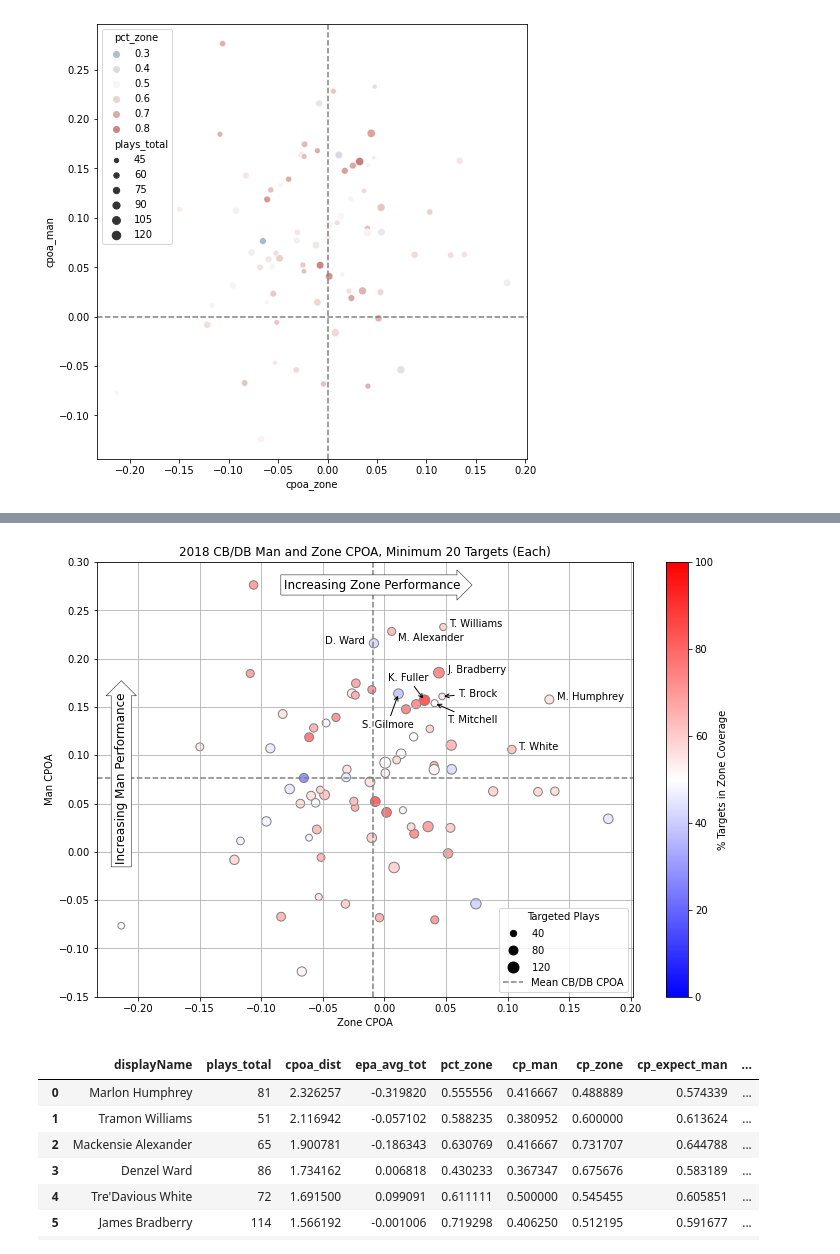
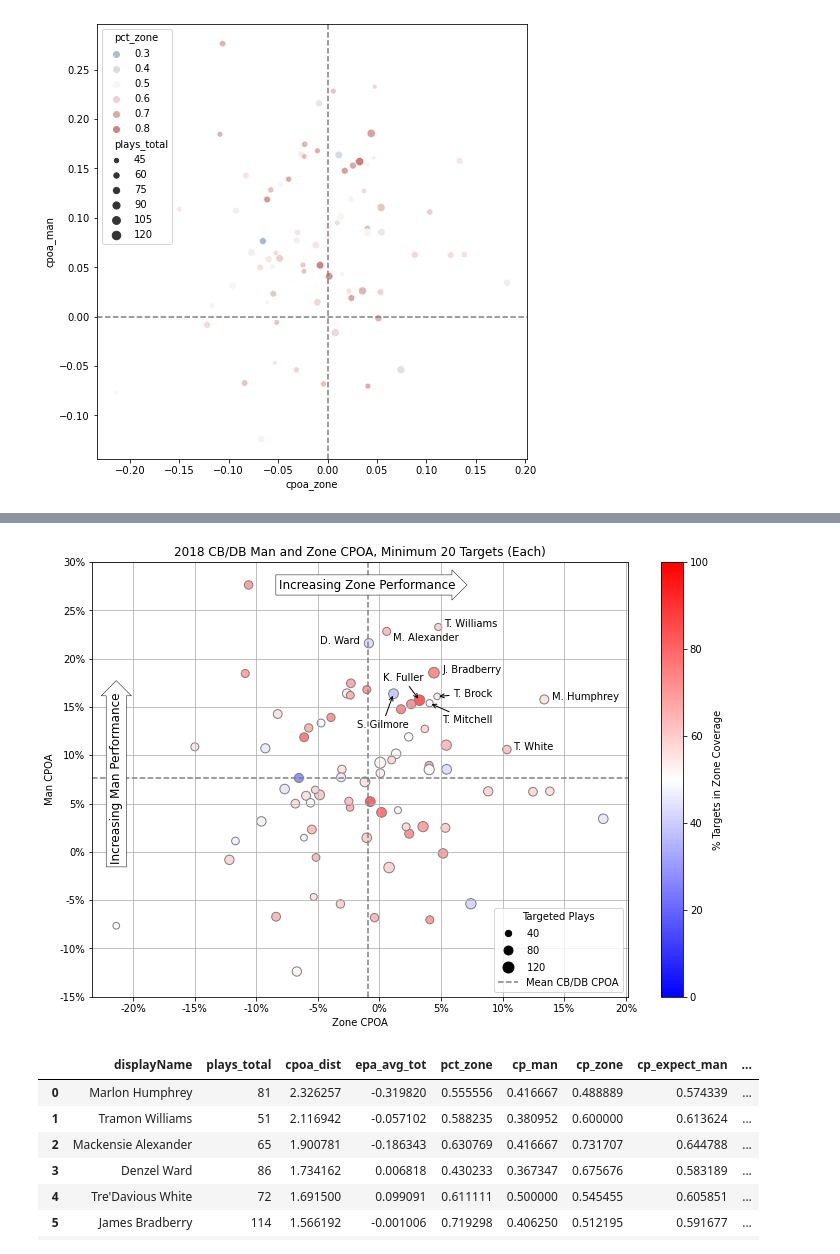
Before and after one commit to pschlais/kaggle_bigdatabowl_2021, a Jupyter notebook: Target_defender_performance.ipynb, the cells around one changed output, grey strips where cells are left out. Cells and saved outputs as stored; diff of their text form; code cells hidden in the pictures.

```diff
--- a/Target_defender_performance.ipynb
+++ b/Target_defender_performance.ipynb
@@ -201,8 +201,8 @@ def depth_of_pass(track_df):
 # %% [markdown]
 Test the function for a given play:
 # %%
-game_id = 2018121300
-play_id = 84
+game_id = 2018090600
+play_id = 190
 x = pd.merge(track_df[(track_df.gameId == game_id) & (track_df.playId == play_id)], target_df,
              how='left', on=['gameId','playId'])
 x.head()
@@ -1136,6 +1158,9 @@ cpoa_agg = cpoa_df.groupby('nflId_def').agg(
     cp_expect_tot = pd.NamedAgg(column='cp_expect', aggfunc='mean'),
 ).reset_index()
 
+# calculate zone percentage
+cpoa_agg['pct_zone'] = cpoa_agg.plays_zone / cpoa_agg.plays_total
+
 # make play count columns integers
 cpoa_agg['plays_zone'] = cpoa_agg.plays_zone.astype(int)
 cpoa_agg['plays_man'] = cpoa_agg.plays_man.astype(int)
@@ -1282,7 +1307,6 @@ cpoa_agg.sort_values('plays_man', ascending=False)
 # %%
 # reduced dataframe
 cb_agg = cpoa_agg[cpoa_agg.position.isin(['CB','DB'])].copy()
-cb_agg['pct_zone'] = cb_agg.plays_zone / cb_agg.plays_total
 # %%
 # plot CPOA man and zone
 cb_mz = cb_agg[(cb_agg.plays_zone >= 20) & (cb_agg.plays_man >= 20)]
@@ -1366,34 +1375,40 @@ temp_df['shortName'] = temp_df.displayName.str.split().apply(lambda x: x[0][0] +
 temp_df = temp_df[(temp_df.cpoa_zone > temp_df.cpoa_zone.mean())
         & (temp_df.cpoa_man > temp_df.cpoa_man.mean())].sort_values('cpoa_dist', ascending=False).head(10).set_index('displayName')
 annot_df = pd.DataFrame({'x_offset': 0, 'y_offset': 0, 'arrowstyle': None}, index=temp_df.index)
 annot_df.loc['Denzel Ward',:] = [-0.04, 0, None]
 annot_df.loc['Mackensie Alexander',:] = [0.005, -0.01, None]
 annot_df.loc['Tramon Williams',:] = [0.005, 0, None]
 annot_df.loc['James Bradberry',:] = [0.007, 0, None]
 annot_df.loc['Stephon Gilmore',:] = [-0.03, -0.035, '->']
 annot_df.loc['Marlon Humphrey',:] = [0.006, 0, None]
 annot_df.loc["Tre'Davious White",:] = [0.005, 0, None]
 annot_df.loc['Tramaine Brock',:] = [0.013, 0, '->']
 annot_df.loc['Kyle Fuller',:] = [-0.03, 0.02, '->']
 annot_df.loc['Terrance Mitchell',:] = [0.01, -0.02, '->']
 
 for name, row in temp_df.iterrows():
     if annot_df.loc[name].arrowstyle is not None:
         annot_kwarg = {'arrowprops': {'arrowstyle': annot_df.loc[name].arrowstyle}}
     else:
         annot_kwarg = {}
 
     ax.annotate(row.shortName, (row.cpoa_zone, row.cpoa_man),
                 xytext=(row.cpoa_zone + annot_df.loc[name].x_offset, row.cpoa_man + annot_df.loc[name].y_offset),
 #                 xytext=(row.cpoa_zone, row.cpoa_man),
                 **annot_kwarg)
 
+# make axis labels percentages
+x_vals = ax.get_xticks()
+ax.set_xticklabels([f'{round(i*100)}%' for i in x_vals])
+y_vals = ax.get_yticks()
+ax.set_yticklabels([f'{round(i*100)}%' for i in y_vals])
+
 # labels and title
 plt.xlabel('Zone CPOA')
 plt.ylabel('Man CPOA')
 plt.title('2018 CB/DB Man and Zone CPOA, Minimum 20 Targets (Each)');
 # %% [output]
-[figure, old version]
+[figure, new version]
 # %%
 cb_mz['cpoa_dist'] = np.sqrt(((cb_mz.cpoa_zone - cb_mz.cpoa_zone.mean()) / cb_mz.cpoa_zone.std())**2
                              + ((cb_mz.cpoa_man - cb_mz.cpoa_man.mean()) / cb_mz.cpoa_man.std())**2)
```
Also changed, not shown: parts of 59 cells of this notebook, 5 other files.
